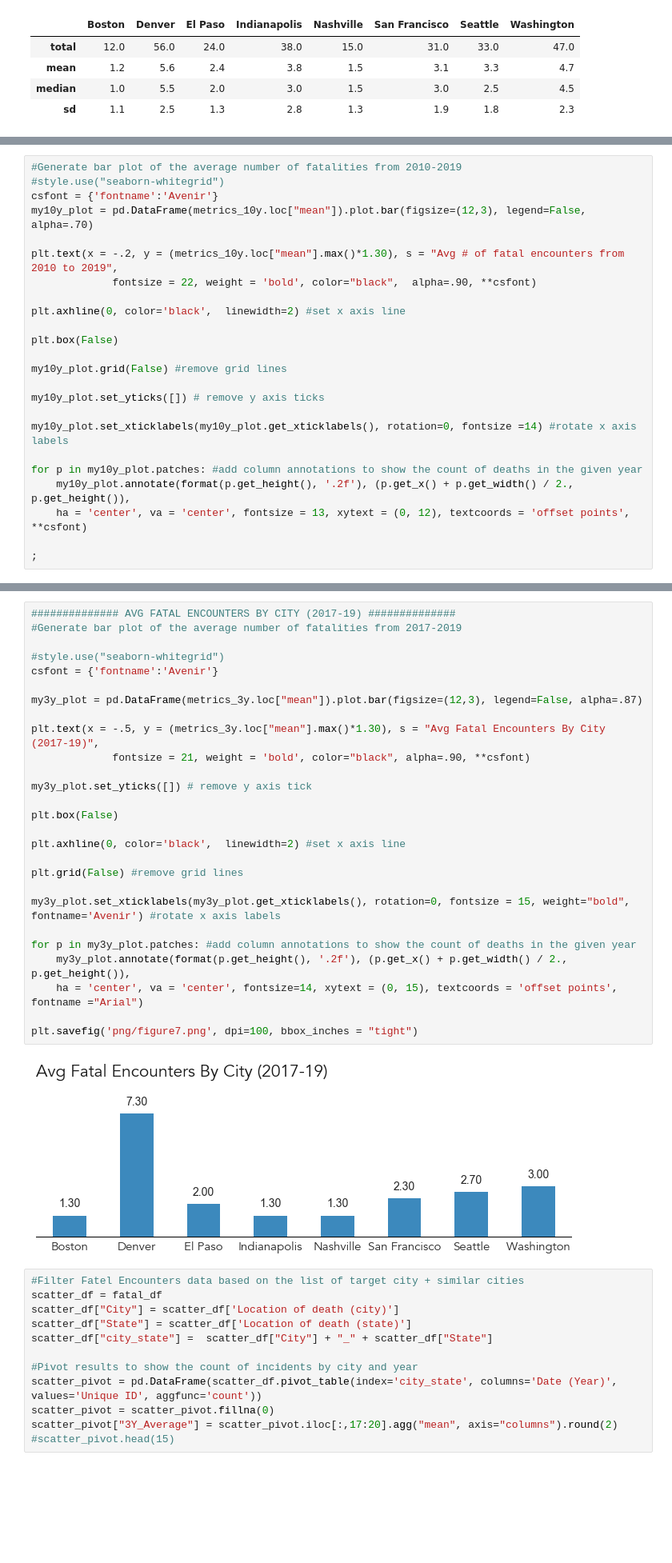
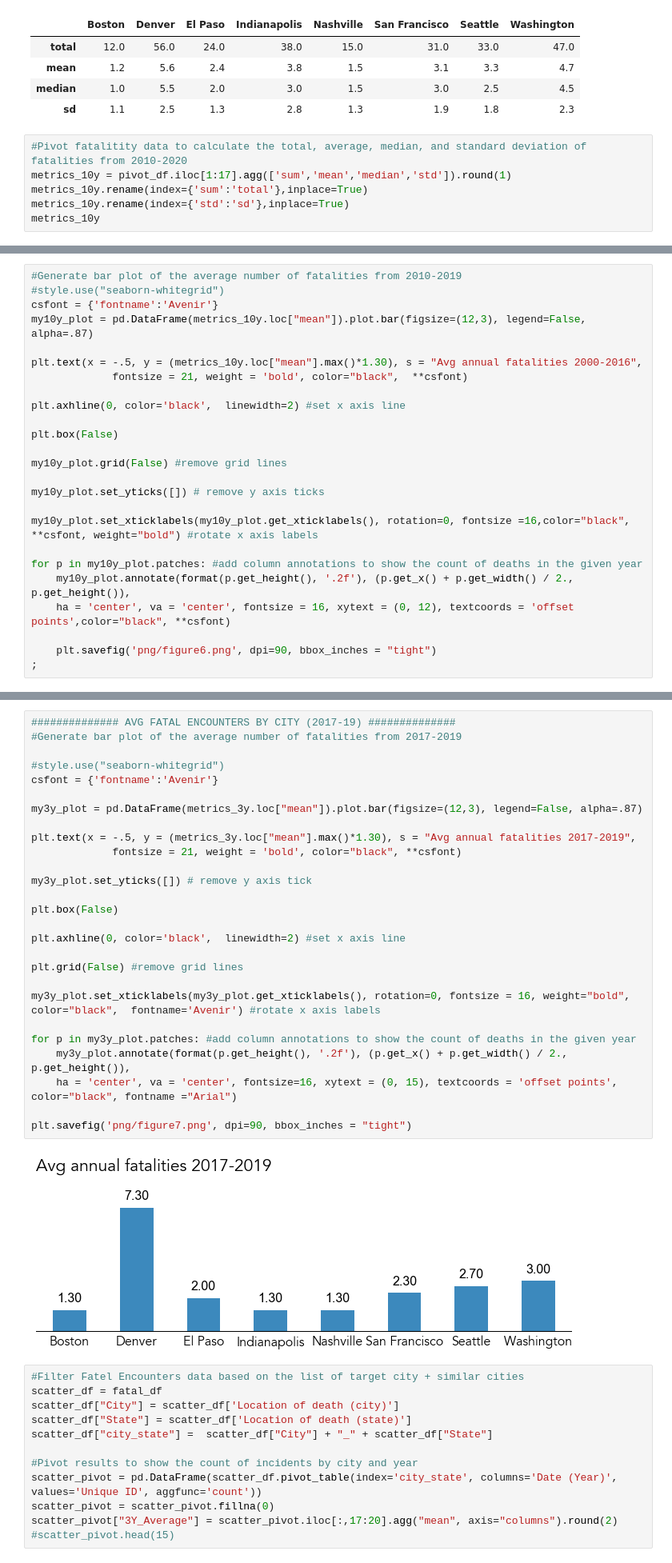
Before and after one commit to jnboysen/us-fatal-police-encounters, a Jupyter notebook: py/Fatal Police Encounters Part 3 - Exploratory Data Analysis.ipynb, the cells around one changed output, grey strips where cells are left out. Shown at 80% size. Drawn from its saved outputs; the diff is of its cells as text; blank space fills up the shorter version.

```diff
--- a/py/Fatal Police Encounters Part 3 - Exploratory Data Analysis.ipynb
+++ b/py/Fatal Police Encounters Part 3 - Exploratory Data Analysis.ipynb
@@ -317,3 +317,9 @@ metrics_10y
 | mean | 1.2 | 5.6 | 2.4 | 3.8 | 1.5 | 3.1 | 3.3 | 4.7 |
 | median | 1.0 | 5.5 | 2.0 | 3.0 | 1.5 | 3.0 | 2.5 | 4.5 |
 | sd | 1.1 | 2.5 | 1.3 | 2.8 | 1.3 | 1.9 | 1.8 | 2.3 |
+# %%
+#Pivot fatalitity data to calculate the total, average, median, and standard deviation of fatalities from 2010-2020
+metrics_10y = pivot_df.iloc[1:17].agg(['sum','mean','median','std']).round(1)
+metrics_10y.rename(index={'sum':'total'},inplace=True)
+metrics_10y.rename(index={'std':'sd'},inplace=True)
+metrics_10y
@@ -321,10 +333,10 @@ metrics_10y
 #Generate bar plot of the average number of fatalities from 2010-2019
 #style.use("seaborn-whitegrid")
 csfont = {'fontname':'Avenir'}
-my10y_plot = pd.DataFrame(metrics_10y.loc["mean"]).plot.bar(figsize=(12,3), legend=False, alpha=.70)
+my10y_plot = pd.DataFrame(metrics_10y.loc["mean"]).plot.bar(figsize=(12,3), legend=False, alpha=.87)
 
-plt.text(x = -.2, y = (metrics_10y.loc["mean"].max()*1.30), s = "Avg # of fatal encounters from 2010 to 2019",
-             fontsize = 22, weight = 'bold', color="black",  alpha=.90, **csfont)
+plt.text(x = -.5, y = (metrics_10y.loc["mean"].max()*1.30), s = "Avg annual fatalities 2000-2016",
+             fontsize = 21, weight = 'bold', color="black",  **csfont)
 
 plt.axhline(0, color='black',  linewidth=2) #set x axis line
 
@@ -334,12 +346,13 @@ my10y_plot.grid(False) #remove grid lines
 
 my10y_plot.set_yticks([]) # remove y axis ticks
 
-my10y_plot.set_xticklabels(my10y_plot.get_xticklabels(), rotation=0, fontsize =14) #rotate x axis labels
+my10y_plot.set_xticklabels(my10y_plot.get_xticklabels(), rotation=0, fontsize =16,color="black", **csfont, weight="bold") #rotate x axis labels
 
 for p in my10y_plot.patches: #add column annotations to show the count of deaths in the given year
     my10y_plot.annotate(format(p.get_height(), '.2f'), (p.get_x() + p.get_width() / 2., p.get_height()),
-    ha = 'center', va = 'center', fontsize = 13, xytext = (0, 12), textcoords = 'offset points', **csfont)
+    ha = 'center', va = 'center', fontsize = 16, xytext = (0, 12), textcoords = 'offset points',color="black", **csfont)
 
+    plt.savefig('png/figure6.png', dpi=90, bbox_inches = "tight")
 ;
 # %% [output]
 ''
@@ -363,32 +370,32 @@ metrics_3y
 # %%
 ############## AVG FATAL ENCOUNTERS BY CITY (2017-19) ##############
 #Generate bar plot of the average number of fatalities from 2017-2019
 
 #style.use("seaborn-whitegrid")
 csfont = {'fontname':'Avenir'}
 
 my3y_plot = pd.DataFrame(metrics_3y.loc["mean"]).plot.bar(figsize=(12,3), legend=False, alpha=.87)
 
-plt.text(x = -.5, y = (metrics_3y.loc["mean"].max()*1.30), s = "Avg Fatal Encounters By City (2017-19)",
-             fontsize = 21, weight = 'bold', color="black", alpha=.90, **csfont)
+plt.text(x = -.5, y = (metrics_3y.loc["mean"].max()*1.30), s = "Avg annual fatalities 2017-2019",
+             fontsize = 21, weight = 'bold', color="black", **csfont)
 
 my3y_plot.set_yticks([]) # remove y axis tick
 
 plt.box(False)
 
 plt.axhline(0, color='black',  linewidth=2) #set x axis line
 
 plt.grid(False) #remove grid lines
 
-my3y_plot.set_xticklabels(my3y_plot.get_xticklabels(), rotation=0, fontsize = 15, weight="bold",  fontname='Avenir') #rotate x axis labels
+my3y_plot.set_xticklabels(my3y_plot.get_xticklabels(), rotation=0, fontsize = 16, weight="bold", color="black",  fontname='Avenir') #rotate x axis labels
 
 for p in my3y_plot.patches: #add column annotations to show the count of deaths in the given year
     my3y_plot.annotate(format(p.get_height(), '.2f'), (p.get_x() + p.get_width() / 2., p.get_height()),
-    ha = 'center', va = 'center', fontsize=14, xytext = (0, 15), textcoords = 'offset points', fontname ="Arial")
+    ha = 'center', va = 'center', fontsize=16, xytext = (0, 15), textcoords = 'offset points', color="black", fontname ="Arial")
 
-plt.savefig('png/figure7.png', dpi=100, bbox_inches = "tight")
+plt.savefig('png/figure7.png', dpi=90, bbox_inches = "tight")
 # %% [output]
-[figure, old version]
+[figure, new version]
 # %%
 #Filter Fatel Encounters data based on the list of target city + similar cities
 scatter_df = fatal_df
```
Also changed, not shown: parts of 9 cells of this notebook, 10 other files.
